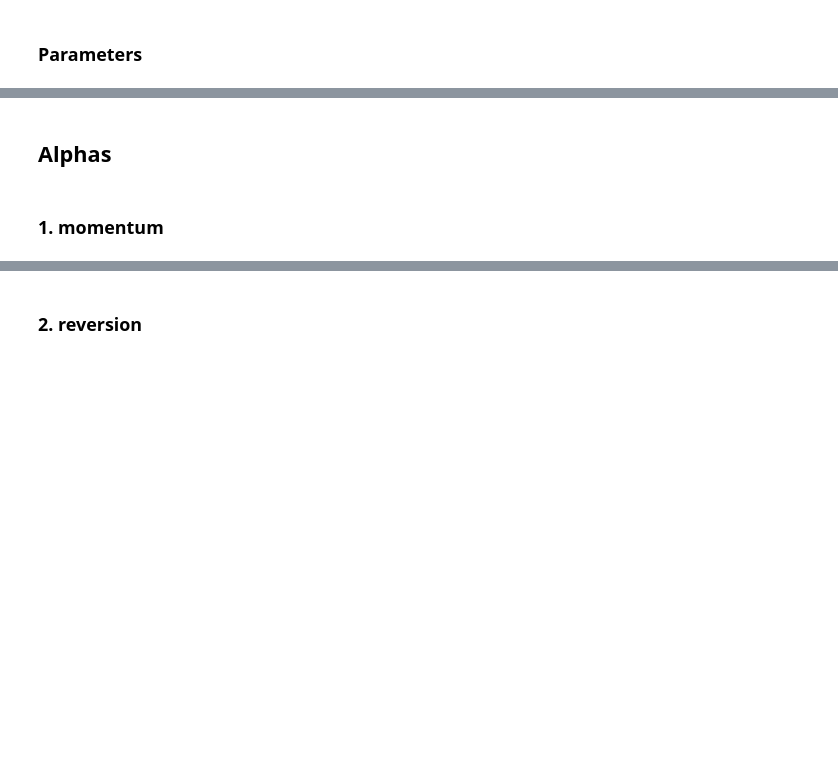
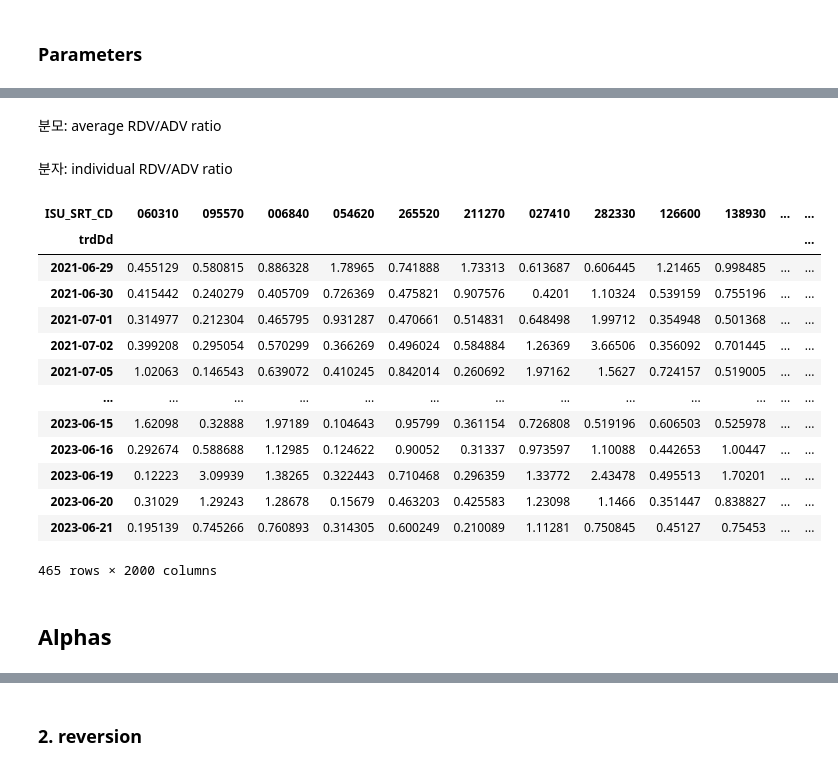
Before and after one commit to jaepil-choi/daconKRX2023, a Jupyter notebook: alpha01.ipynb, the cells around one changed output, grey strips where cells are left out. Saved outputs shown, nothing was run; the diff lists cells and outputs as text; code cells hidden in the pictures; blank space fills up the shorter version.

```diff
--- a/alpha01.ipynb
+++ b/alpha01.ipynb
@@ -103,0 +106,31 @@ RDVADV_WINDOW = subconfig.WINDOWS['rdvadv'] # 20
+# %%
+adv_df = dollarvolume_df.rolling(RDVADV_WINDOW, ).mean().dropna(axis='rows', how='all')
+# %% [markdown]
+분모: average RDV/ADV ratio
+# %%
+avg_adv_s = adv_df.mean(axis='columns')
+avg_rdv_s = dollarvolume_df.iloc[RDVADV_WINDOW:, :].mean(axis='columns')
+# %%
+avg_rdvadv_s = avg_rdv_s / avg_adv_s
+# %% [markdown]
+분자: individual RDV/ADV ratio
+# %%
+ii_rdvadv_df = dollarvolume_df.iloc[RDVADV_WINDOW:, :] / adv_df
+# %%
+normalized_rdvadv_signal_df = ii_rdvadv_df.divide(avg_rdvadv_s, axis='rows')
+normalized_rdvadv_signal_df
+# %% [output]
+| ISU_SRT_CD | 060310 | 095570 | 006840 | 054620 | 265520 | 211270 | 027410 | 282330 | 126600 | 138930 | ... | ... |
+| trdDd |  |  |  |  |  |  |  |  |  |  |  | ... |
+| 2021-06-29 | 0.455129 | 0.580815 | 0.886328 | 1.78965 | 0.741888 | 1.73313 | 0.613687 | 0.606445 | 1.21465 | 0.998485 | ... | ... |
+| 2021-06-30 | 0.415442 | 0.240279 | 0.405709 | 0.726369 | 0.475821 | 0.907576 | 0.4201 | 1.10324 | 0.539159 | 0.755196 | ... | ... |
+| 2021-07-01 | 0.314977 | 0.212304 | 0.465795 | 0.931287 | 0.470661 | 0.514831 | 0.648498 | 1.99712 | 0.354948 | 0.501368 | ... | ... |
+| 2021-07-02 | 0.399208 | 0.295054 | 0.570299 | 0.366269 | 0.496024 | 0.584884 | 1.26369 | 3.66506 | 0.356092 | 0.701445 | ... | ... |
+| 2021-07-05 | 1.02063 | 0.146543 | 0.639072 | 0.410245 | 0.842014 | 0.260692 | 1.97162 | 1.5627 | 0.724157 | 0.519005 | ... | ... |
+| ... | ... | ... | ... | ... | ... | ... | ... | ... | ... | ... | ... | ... |
+| 2023-06-15 | 1.62098 | 0.32888 | 1.97189 | 0.104643 | 0.95799 | 0.361154 | 0.726808 | 0.519196 | 0.606503 | 0.525978 | ... | ... |
+| 2023-06-16 | 0.292674 | 0.588688 | 1.12985 | 0.124622 | 0.90052 | 0.31337 | 0.973597 | 1.10088 | 0.442653 | 1.00447 | ... | ... |
+| 2023-06-19 | 0.12223 | 3.09939 | 1.38265 | 0.322443 | 0.710468 | 0.296359 | 1.33772 | 2.43478 | 0.495513 | 1.70201 | ... | ... |
+| 2023-06-20 | 0.31029 | 1.29243 | 1.28678 | 0.15679 | 0.463203 | 0.425583 | 1.23098 | 1.1466 | 0.351447 | 0.838827 | ... | ... |
+| 2023-06-21 | 0.195139 | 0.745266 | 0.760893 | 0.314305 | 0.600249 | 0.210089 | 1.11281 | 0.750845 | 0.45127 | 0.75453 | ... | ... |
+465 rows × 2000 columns
@@ -104,4 +139,2 @@ RDVADV_WINDOW = subconfig.WINDOWS['rdvadv'] # 20
 # %% [markdown]
 ## Alphas
-# %% [markdown]
-### 1. momentum
```
Also changed, not shown: parts of 11 cells of this notebook, 1 other file.
